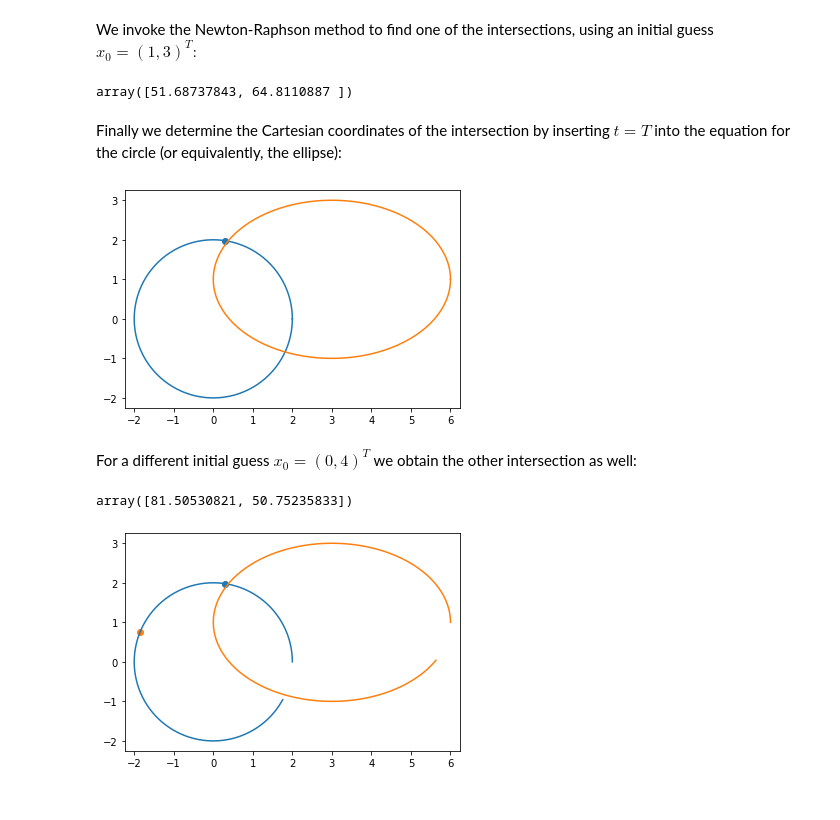
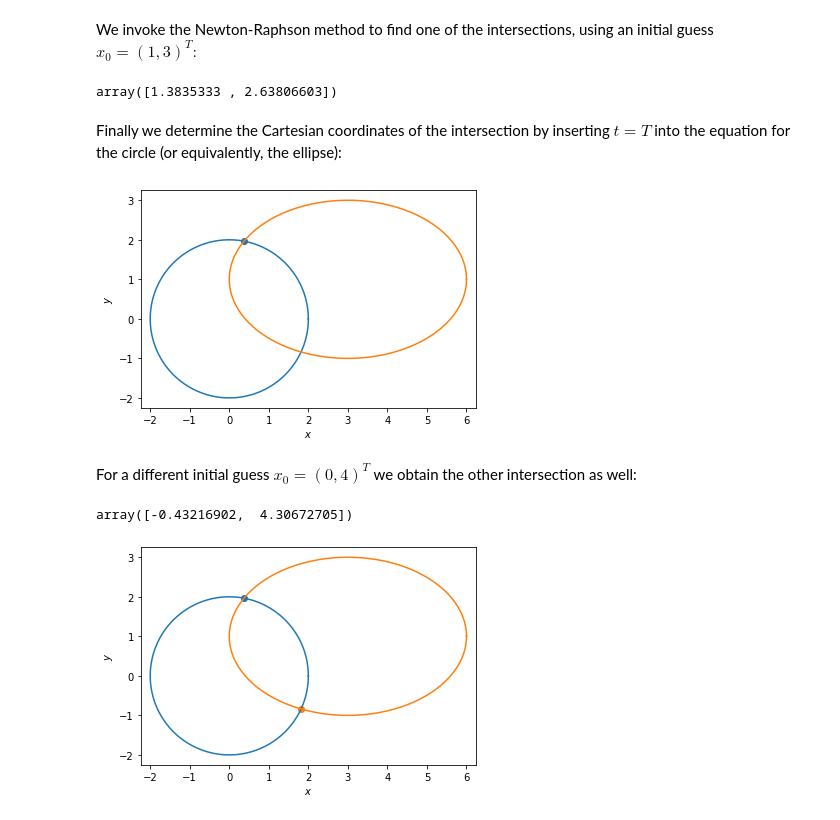
Before and after one commit to OleBo/MathSo, a Jupyter notebook: notebooks/roots.ipynb, the cells around one changed output. Saved outputs shown, nothing was run; the diff lists cells and outputs as text; code cells hidden in the pictures.

```diff
--- a/notebooks/roots.ipynb
+++ b/notebooks/roots.ipynb
@@ -256,14 +262,14 @@ y_c = y_e \Leftrightarrow 2 \sin t - 1 - 2 \sin s = 0$$
 We write this as as $f(T) = 0$ with $f:\mathbf{R}^2\to \mathbf{R}^2$ and $T = (t,s)^T.$ The components of $f$ and the Jacobi matrix $J$ are
 # %%
 f = lambda T: np.array([2*np.cos(T[0]) - 3 - 3*np.cos(T[1]), 2*np.sin(T[0]) - 1 - 2*np.sin(T[1])])
-J = lambda T: np.array([[-2*np.sin(T[0]), 3*np.sin(T[1])], [2*np.cos(T[1]), -2*np.cos(T[1])]])
+J = lambda T: np.array([[-2*np.sin(T[0]), 3*np.sin(T[1])], [2*np.cos(T[0]), -2*np.cos(T[1])]])
 # %% [markdown]
 We invoke the Newton-Raphson method to find one of the intersections, using an initial guess $x_0 = (1,3)^T:$
 # %%
 Ta = newtonr(f, np.array([1, 3]), 1e-9, J)
 Ta
 # %% [output]
-array([51.68737843, 64.8110887 ])
+array([1.3835333 , 2.63806603])
 # %% [markdown]
 Finally we determine the Cartesian coordinates of the intersection by inserting $t=T$ into the equation for the circle (or equivalently, the ellipse):
 # %%
@@ -272,30 +278,33 @@ ya = yc(Ta[0])
 # %%
 fig, ax = plt.subplots()
 ax.axis('equal')
+ax.set_xlabel('$x$')
+ax.set_ylabel('$y$')
 ax.plot(xc(k), yc(k))
 ax.plot(xe(k), ye(k))
 ax.scatter(xa, ya)
 plt.show()
 # %% [output]
-[figure, old version]
+[figure, new version]
 # %% [markdown]
 For a different initial guess $x_0 = (0,4)^T$ we obtain the other intersection as well:
 # %%
-Tb = newtonr(f, [5, 4], 1e-9, J)
+Tb = newtonr(f, [0,4], 1e-9, J)
 Tb
 # %% [output]
-array([81.50530821, 50.75235833])
+array([-0.43216902,  4.30672705])
 # %%
 xb = xc(Tb[0])
 yb = yc(Tb[0])
 # %%
-k=np.linspace(0, 2*np.pi-.5, 200)
 fig, ax = plt.subplots()
 ax.axis('equal')
+ax.set_xlabel('$x$')
+ax.set_ylabel('$y$')
 ax.plot(xc(k), yc(k))
 ax.plot(xe(k), ye(k))
 ax.scatter(xa, ya)
 ax.scatter(xb, yb)
 plt.show()
 # %% [output]
-[figure, old version]
+[figure, new version]
```
Also changed, not shown: parts of 6 cells of this notebook.
